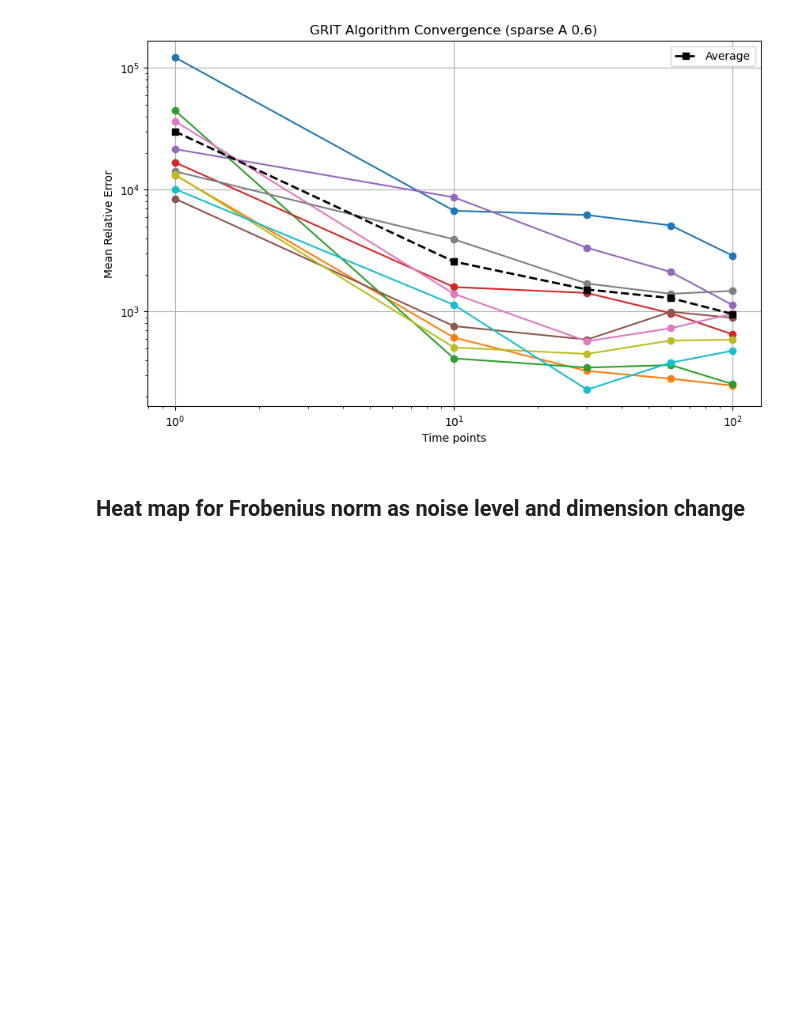
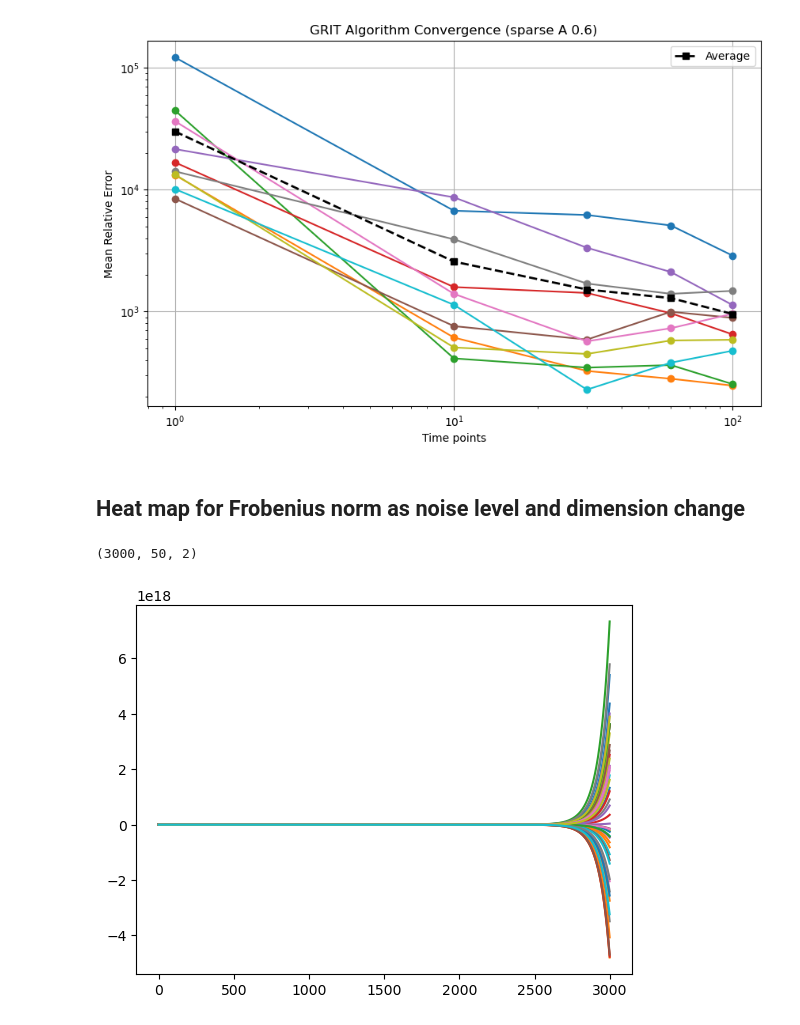
Before and after one commit to StanleyN1/OTProject, a Jupyter notebook: trajectory_inference/src/yian_grit/GRIT_Evaluation.ipynb, the cells around one changed output. Saved outputs shown, nothing was run; the diff lists cells and outputs as text; code cells hidden in the pictures; blank space fills up the shorter version.

```diff
--- a/trajectory_inference/src/yian_grit/GRIT_Evaluation.ipynb
+++ b/trajectory_inference/src/yian_grit/GRIT_Evaluation.ipynb
@@ -113,6 +124,12 @@ plt.show
 [figure]
 # %% [markdown]
 ## Heat map for Frobenius norm as noise level and dimension change
+# %%
+plt.plot(scdata_appex[:,:,1], label="Cell 1")
+np.array(scdata_appex).shape
+# %% [output]
+(3000, 50, 2)
+[figure, added]
 # %%
 n_matrices = 30
 n_cell  = 50
```
Also changed, not shown: parts of 4 cells of this notebook, 34 other files.
